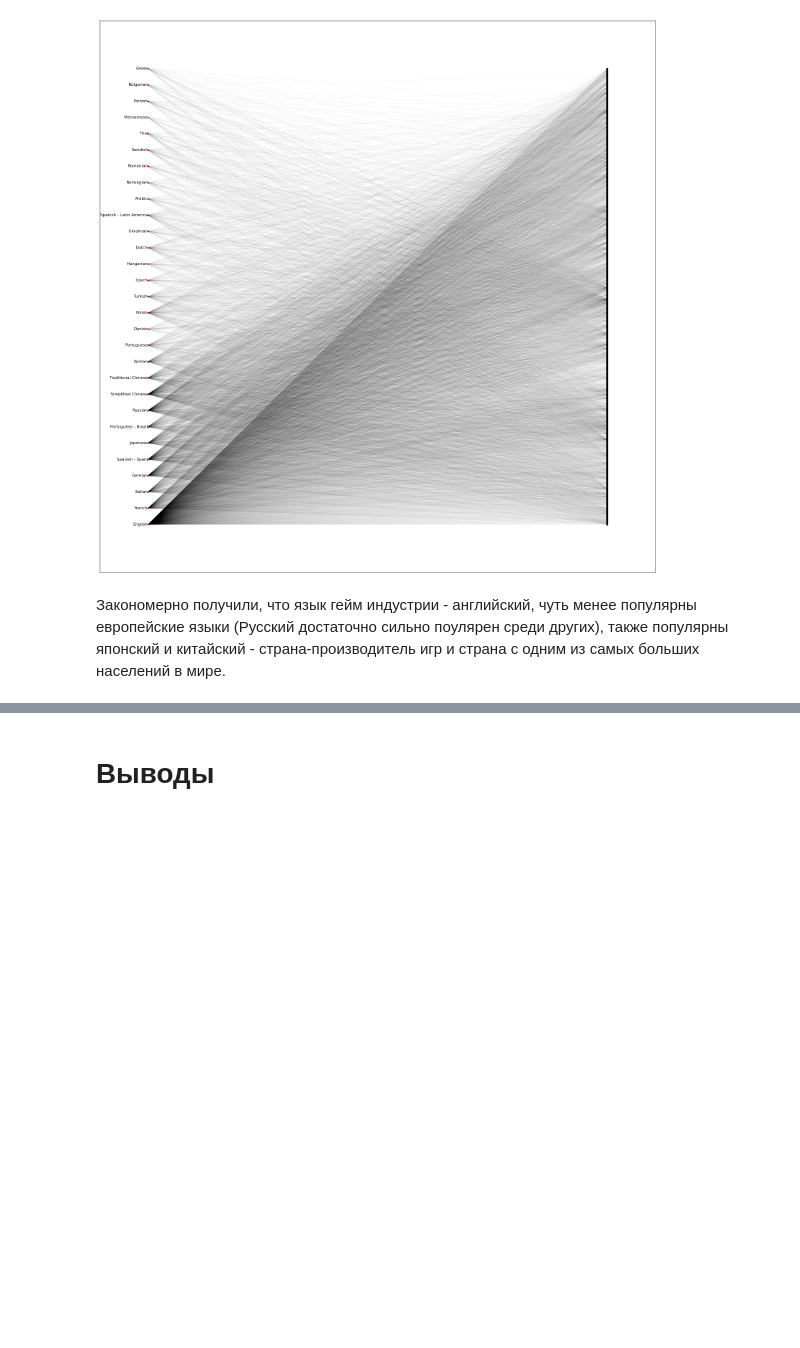
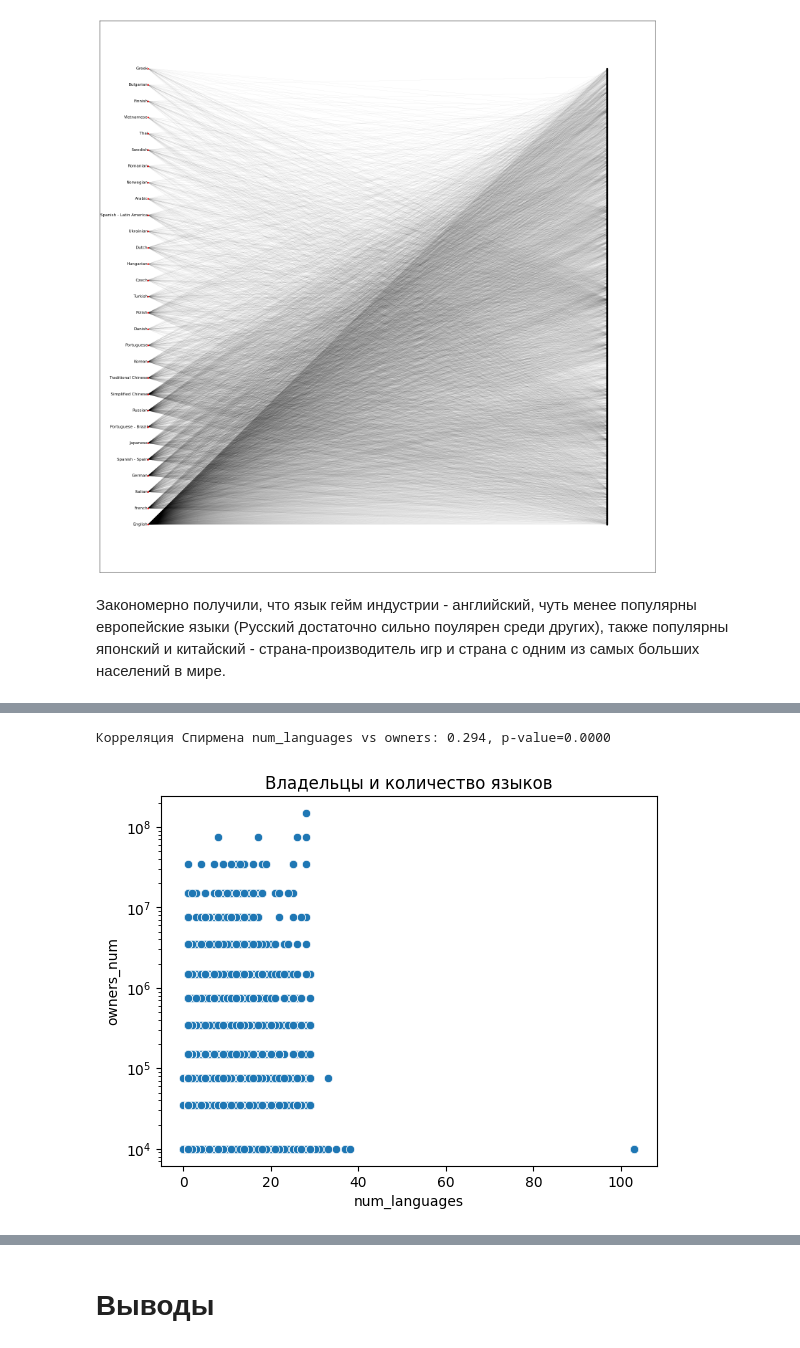
Before and after one commit to Nikromir/Final-gaming-project, a Jupyter notebook: Final.ipynb, the cells around one changed output, grey strips where cells are left out. Cells and saved outputs as stored; diff of their text form; code cells hidden in the pictures; blank space fills up the shorter version.

```diff
--- a/Final.ipynb
+++ b/Final.ipynb
@@ -379,0 +402,9 @@ plt.show()
+# %%
+data_1['price_num'] = pd.to_numeric(data_1['Price'], errors='coerce')
+data_1['owners_num'] = pd.to_numeric(data_1['Estimated owners'], errors='coerce')
+
+data_1['positive'] = pd.to_numeric(data_1['Positive'], errors='coerce').fillna(0)
+data_1['negative'] = pd.to_numeric(data_1['Negative'], errors='coerce').fillna(0)
+data_1['positive_rate'] = data_1['positive'] / (data_1['positive'] + data_1['negative']).replace(0, np.nan)
+
+data_1['log_owners'] = np.log1p(data_1['owners_num'])
@@ -379,0 +435,13 @@ plt.show()
+# %%
+data_1['num_languages'] = data_1['Supported languages'].astype(str).apply(lambda x: x.count(',') + 1 if x != 'nan' else 0)
+
+corr = stats.spearmanr(data_1['num_languages'], data_1['owners_num'], nan_policy='omit')
+print(f"Корреляция Спирмена num_languages vs owners: {corr.correlation:.3f}, p-value={corr.pvalue:.4f}")
+
+sea.scatterplot(x='num_languages', y='owners_num', data=data_1)
+plt.yscale('log')
+plt.title("Владельцы и количество языков")
+plt.show()
+# %% [output]
+Корреляция Спирмена num_languages vs owners: 0.294, p-value=0.0000
+[figure, added]
```
Also changed, not shown: parts of 15 cells of this notebook.
